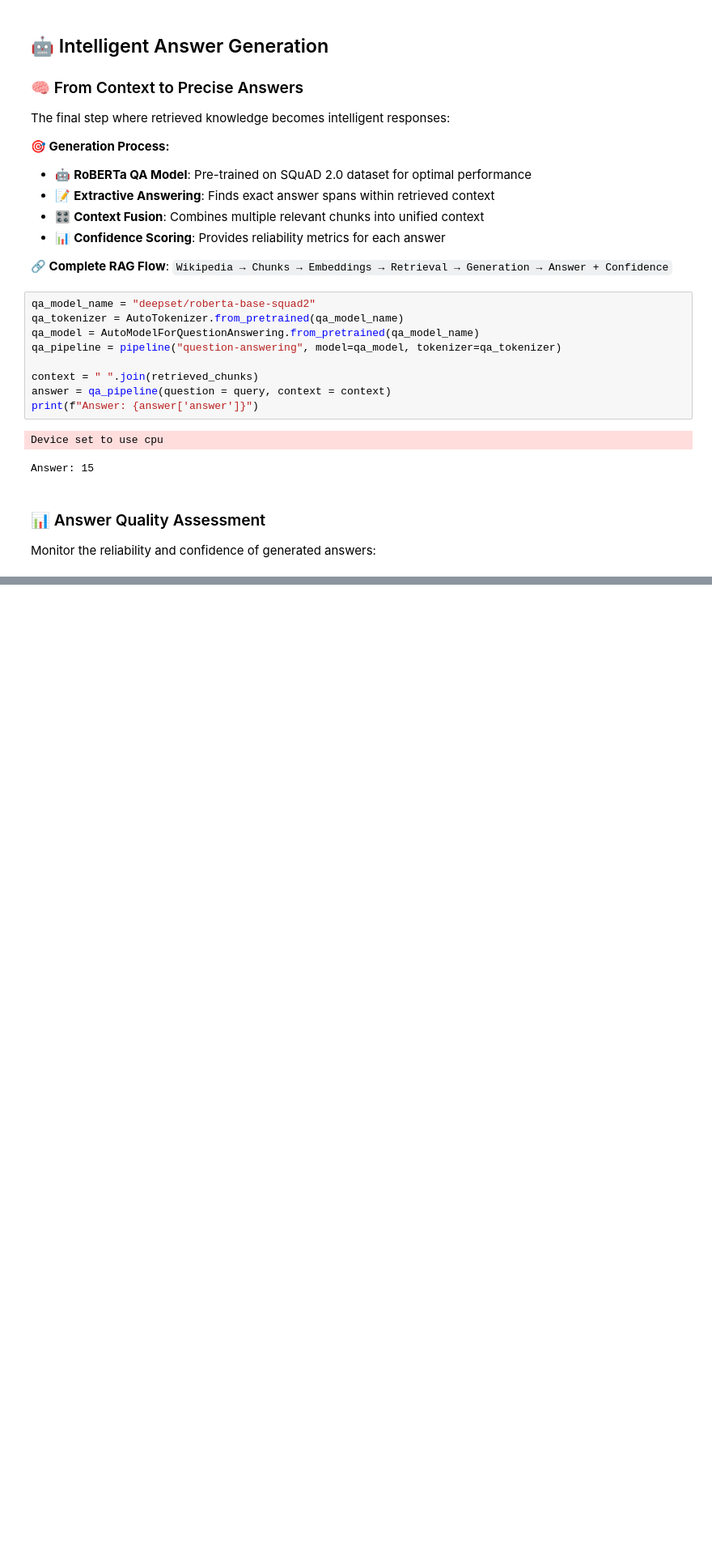
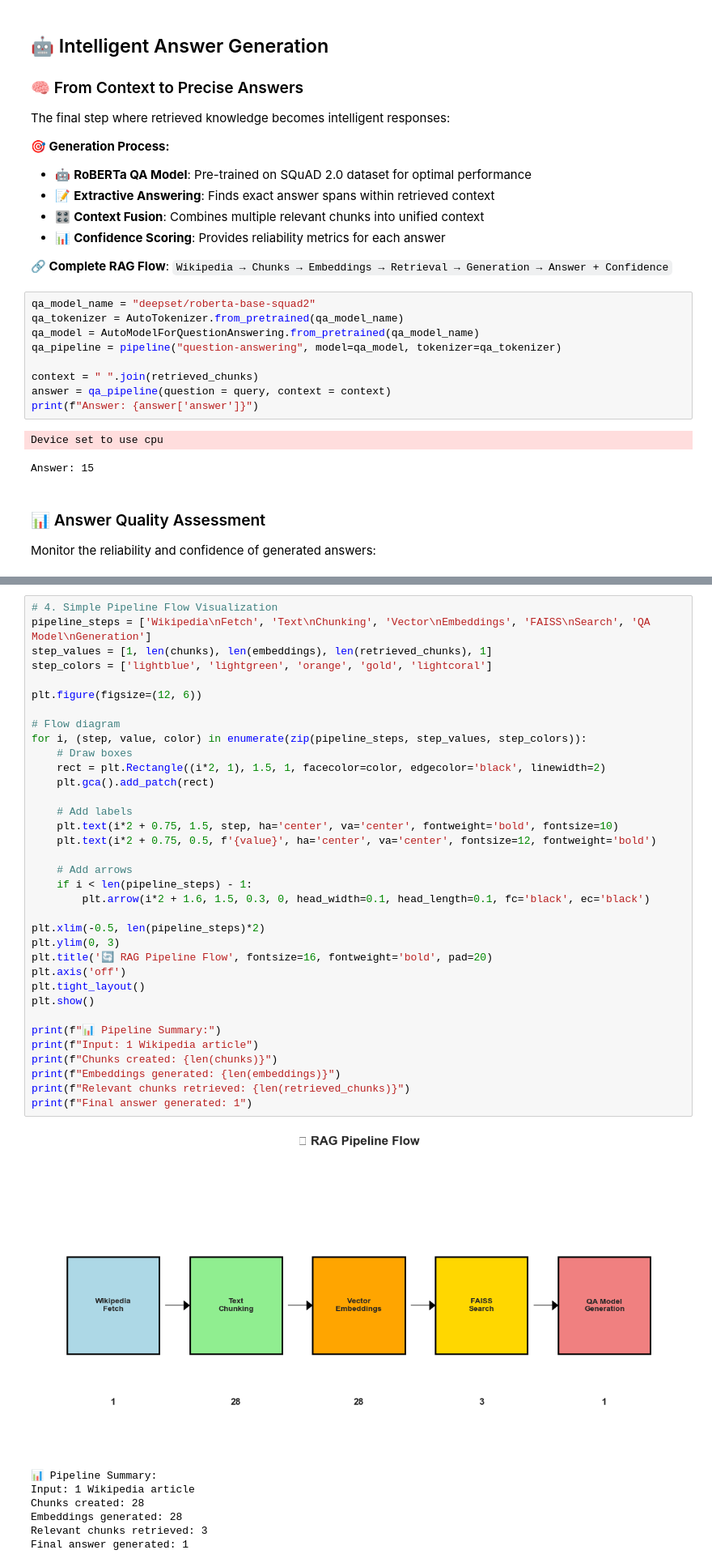
Before and after one commit to Mehardeep79/RAG-Pipeline-LLM, a Jupyter notebook: RAG_Pipeline_LLM.ipynb, the cells around one changed output, grey strips where cells are left out. Shown at 81% size. Drawn from its saved outputs; the diff is of its cells as text; blank space fills up the shorter version.

```diff
--- a/RAG_Pipeline_LLM.ipynb
+++ b/RAG_Pipeline_LLM.ipynb
@@ -231,0 +381,43 @@ Confidence Score: 0.3357 (33.6%)
+# %%
+# 4. Simple Pipeline Flow Visualization
+pipeline_steps = ['Wikipedia\nFetch', 'Text\nChunking', 'Vector\nEmbeddings', 'FAISS\nSearch', 'QA Model\nGeneration']
+step_values = [1, len(chunks), len(embeddings), len(retrieved_chunks), 1]
+step_colors = ['lightblue', 'lightgreen', 'orange', 'gold', 'lightcoral']
+
+plt.figure(figsize=(12, 6))
+
+# Flow diagram
+for i, (step, value, color) in enumerate(zip(pipeline_steps, step_values, step_colors)):
+    # Draw boxes
+    rect = plt.Rectangle((i*2, 1), 1.5, 1, facecolor=color, edgecolor='black', linewidth=2)
+    plt.gca().add_patch(rect)
+
+    # Add labels
+    plt.text(i*2 + 0.75, 1.5, step, ha='center', va='center', fontweight='bold', fontsize=10)
+    plt.text(i*2 + 0.75, 0.5, f'{value}', ha='center', va='center', fontsize=12, fontweight='bold')
+
+    # Add arrows
+    if i < len(pipeline_steps) - 1:
+        plt.arrow(i*2 + 1.6, 1.5, 0.3, 0, head_width=0.1, head_length=0.1, fc='black', ec='black')
+
+plt.xlim(-0.5, len(pipeline_steps)*2)
+plt.ylim(0, 3)
+plt.title('🔄 RAG Pipeline Flow', fontsize=16, fontweight='bold', pad=20)
+plt.axis('off')
+plt.tight_layout()
+plt.show()
+
+print(f"📊 Pipeline Summary:")
+print(f"Input: 1 Wikipedia article")
+print(f"Chunks created: {len(chunks)}")
+print(f"Embeddings generated: {len(embeddings)}")
+print(f"Relevant chunks retrieved: {len(retrieved_chunks)}")
+print(f"Final answer generated: 1")
+# %% [output]
+[figure, added]
+📊 Pipeline Summary:
+Input: 1 Wikipedia article
+Chunks created: 28
+Embeddings generated: 28
+Relevant chunks retrieved: 3
+Final answer generated: 1
```
Also changed, not shown: parts of 7 cells of this notebook.
